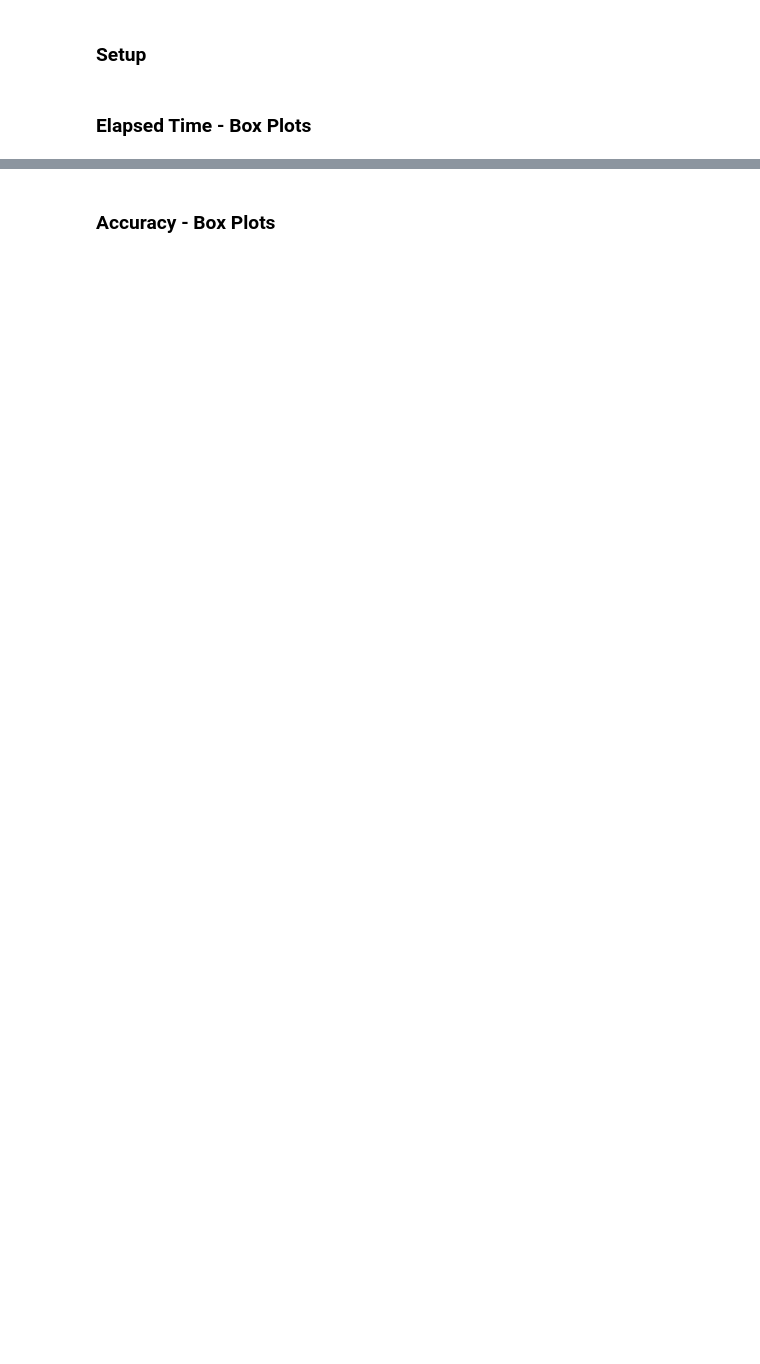
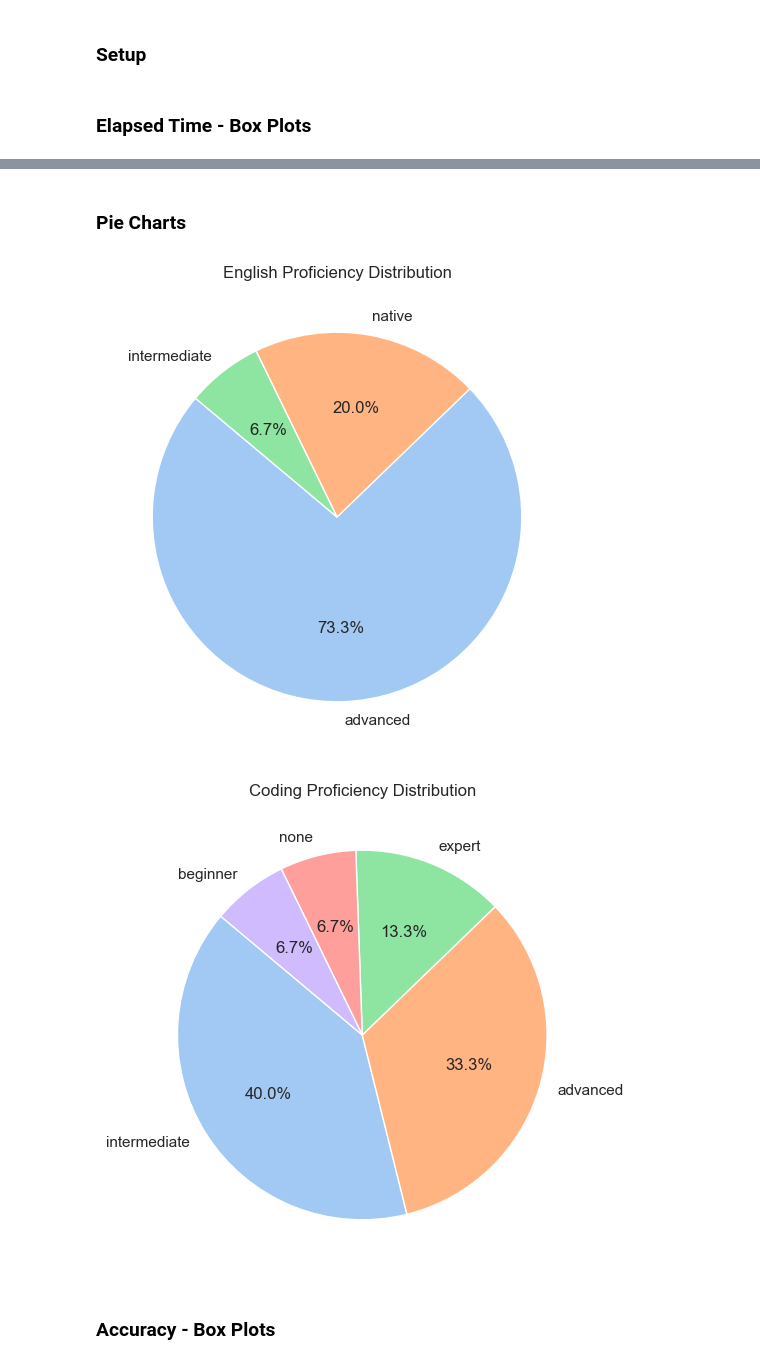
Before and after one commit to GuglielmoMazzesiDaniele/EE, a Jupyter notebook: Assignment 2/Graphs/Graphs Generator.ipynb, the cells around one changed output, grey strips where cells are left out. Drawn from its saved outputs; the diff is of its cells as text; code cells hidden in the pictures; blank space fills up the shorter version.

```diff
--- a/Assignment 2/Graphs/Graphs Generator.ipynb
+++ b/Assignment 2/Graphs/Graphs Generator.ipynb
@@ -88,3 +145,36 @@ Passing `palette` without assigning `hue` is deprecated and will be removed in v
+# %% [markdown]
+### Pie Charts
+# %%
+# Pie charts for English and Coding Proficiency
+import matplotlib.pyplot as plt
+import seaborn as sns
+import pandas as pd
+
+# Load dataset (ensure the correct path if running independently)
+data_path = 'EE - Experiment 2 (Data) - cleaned_data.csv'
+data = pd.read_csv(data_path)
+
+# Set theme
+sns.set_theme(style="whitegrid")
+
+# English Proficiency Pie Chart
+english_proficiency = data['English Proficiency'].value_counts(normalize=True) * 100
+plt.figure(figsize=(6, 6))
+plt.pie(english_proficiency.values, labels=english_proficiency.keys(), autopct='%1.1f%%',
+        startangle=140, colors=sns.color_palette("pastel"))
+plt.title('English Proficiency Distribution')
+plt.show()
+
+# Coding Proficiency Pie Chart
+coding_proficiency = data['Coding Proficiency'].value_counts(normalize=True) * 100
+plt.figure(figsize=(6, 6))
+plt.pie(coding_proficiency.values, labels=coding_proficiency.keys(), autopct='%1.1f%%',
+        startangle=140, colors=sns.color_palette("pastel"))
+plt.title('Coding Proficiency Distribution')
+plt.show()
+# %% [output]
+[figure, added]
+[figure, added]
 # %% [markdown]
 ### Accuracy - Box Plots
 # %%
```
Also changed, not shown: parts of 1 cell of this notebook, 2 other files.
